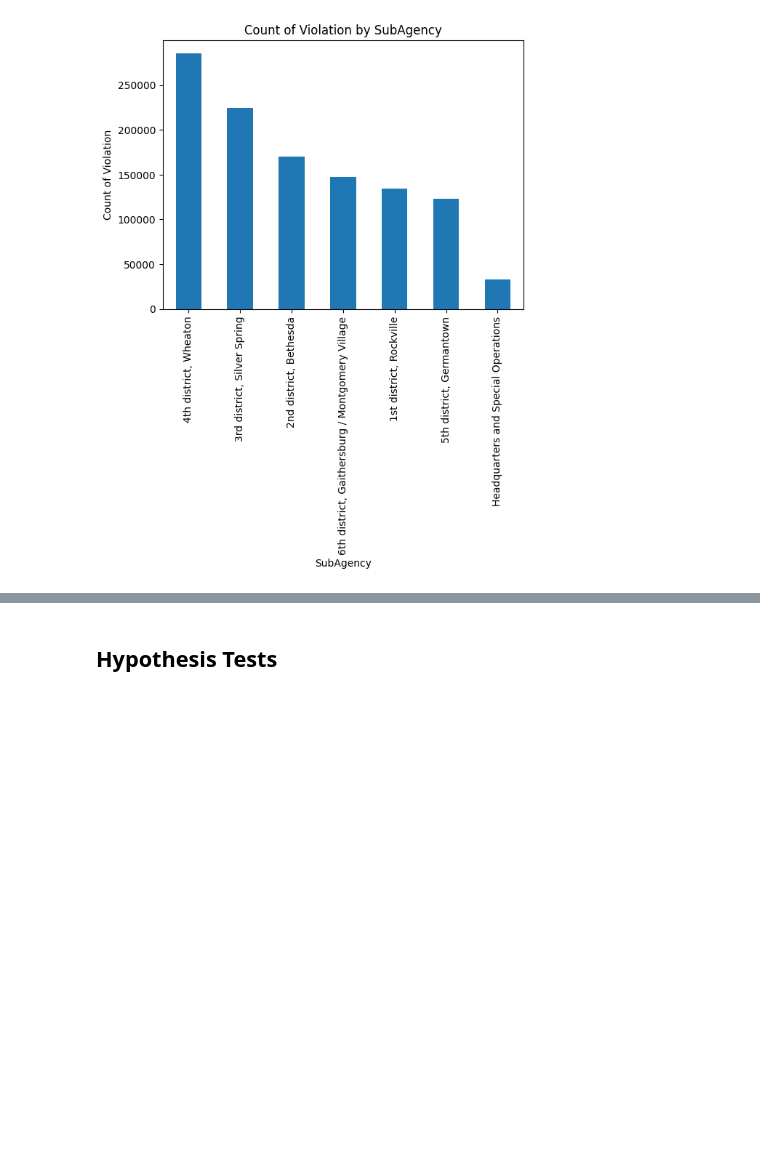
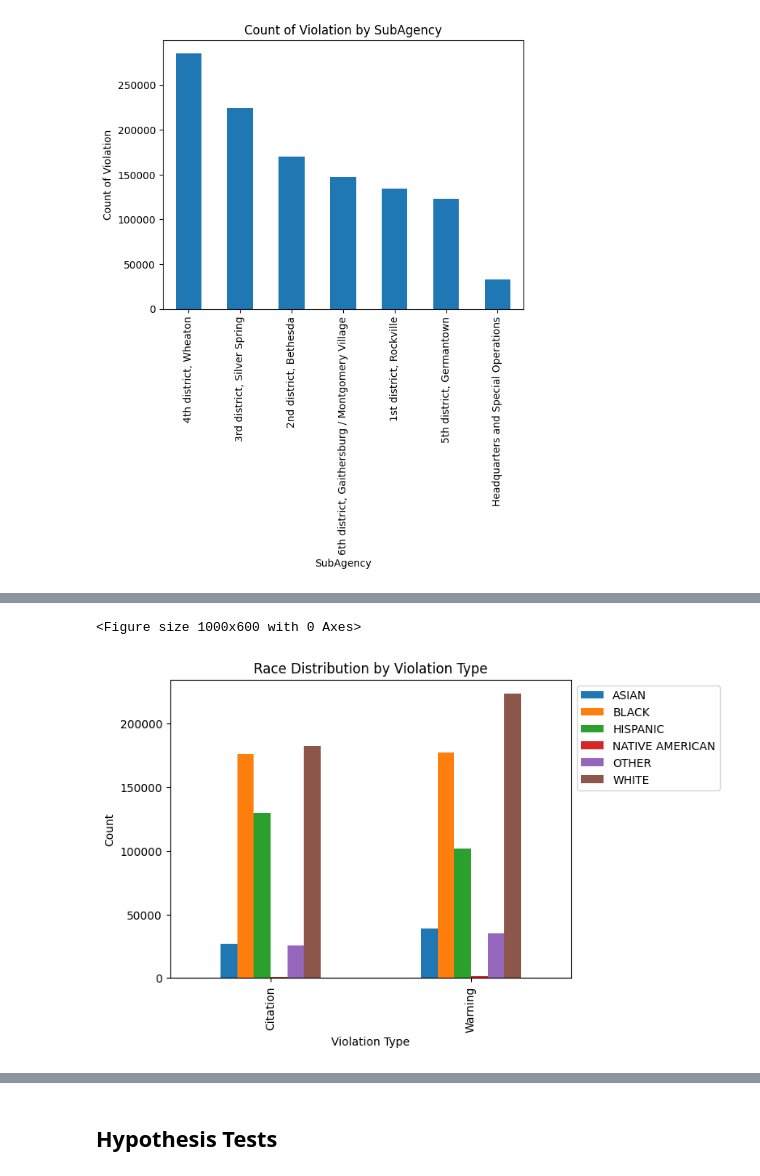
Before and after one commit to Yilalu/CMSC320project, a Jupyter notebook: CMSC320_Final_Project.ipynb, the cells around one changed output, grey strips where cells are left out. Drawn from its saved outputs; the diff is of its cells as text; code cells hidden in the pictures; blank space fills up the shorter version.

```diff
--- a/CMSC320_Final_Project.ipynb
+++ b/CMSC320_Final_Project.ipynb
@@ -301 +292,15 @@ race_by_subagency.plot(kind='bar')
+# %%
+traffic_violations_df = traffic_violations_df[traffic_violations_df['Violation Type'] != 'SERO']
+# %%
+race_by_violationType = pd.crosstab(traffic_violations_df['Violation Type'], traffic_violations_df['Race'])
+plt.figure(figsize=(10, 6))
+race_by_violationType.plot(kind='bar')
+plt.legend(loc='upper left', bbox_to_anchor=(1, 1))
+plt.title('Race Distribution by Violation Type')
+plt.xlabel('Violation Type')
+plt.ylabel('Count')
+plt.show()
+# %% [output]
+<Figure size 1000x600 with 0 Axes>
+[figure, added]
 # %%
```
Also changed, not shown: parts of 9 cells of this notebook.
